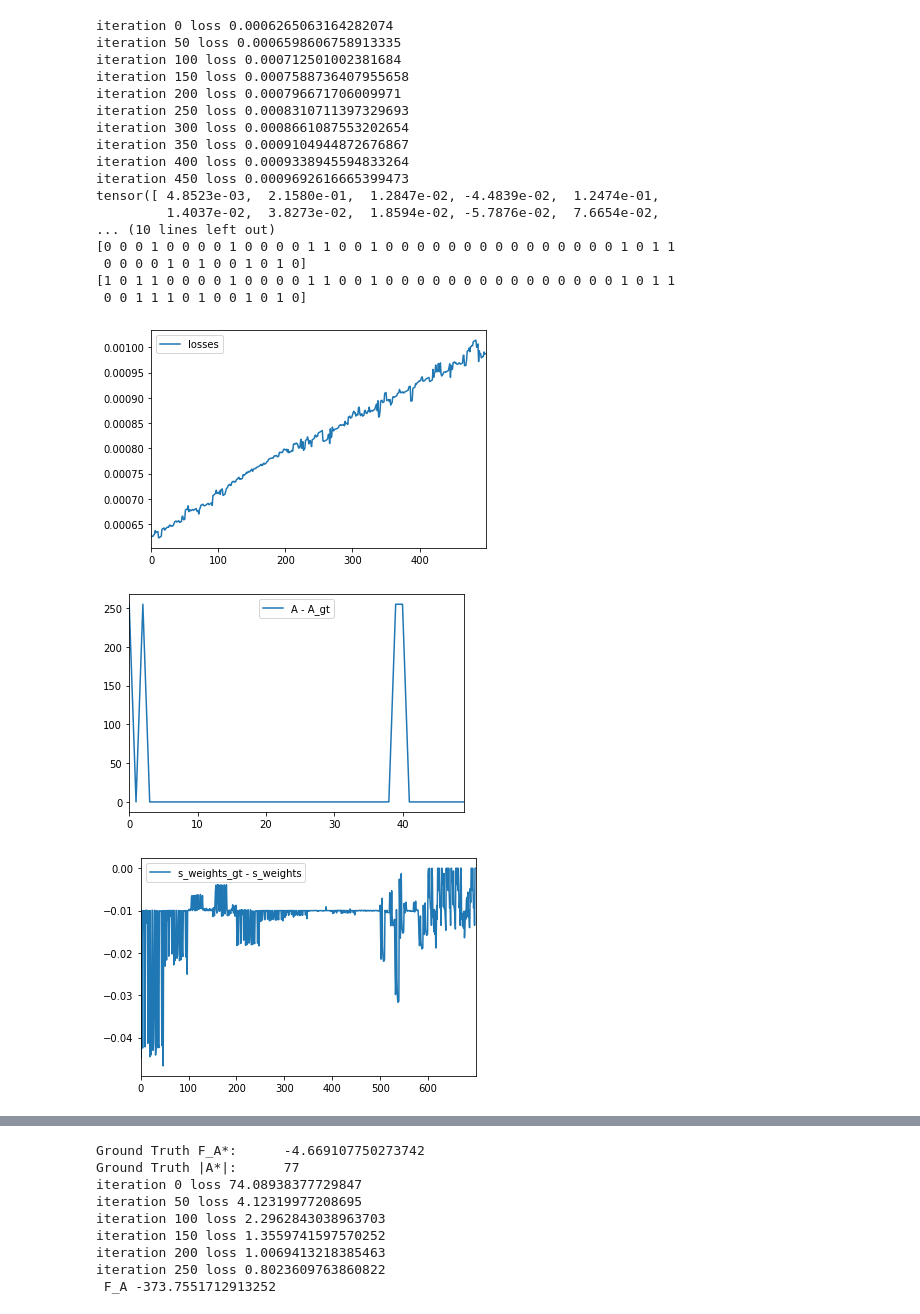
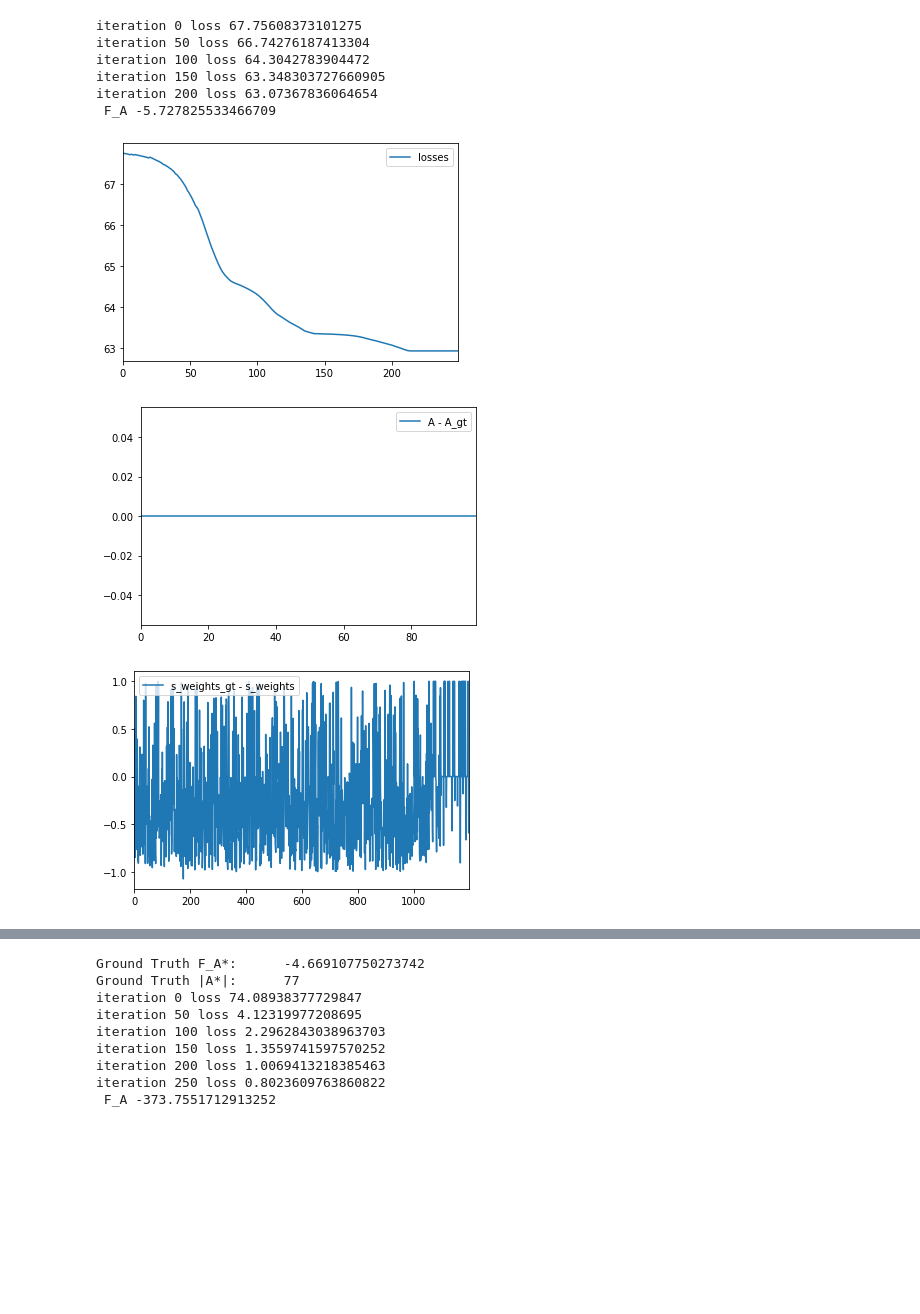
Before and after one commit to tlrmchlsmth/tms_submod, a Jupyter notebook: module/dsf.ipynb, the cells around one changed output, grey strips where cells are left out. Saved outputs shown, nothing was run; the diff lists cells and outputs as text; code cells hidden in the pictures; blank space fills up the shorter version.

```diff
--- a/module/dsf.ipynb
+++ b/module/dsf.ipynb
@@ -41,7 +53,7 @@ analytical:tensor([[ 0.2100,  0.0000],
 
 #First generate a submodular set function that we want to fit
 #For now, generate a submodular set function
-n = 50
+n = 100
 layer_sizes = np.ones(3, dtype=np.int64)
 layer_sizes *= 10
 
@@ -51,12 +63,7 @@ FA_gt, yprime_gt = mnp.mnp_deep_contig_w(n, layer_sizes, sub_weights_gt, mod_wei
 card = np.count_nonzero(yprime_gt <= 0.0)
 print('Ground Truth F_A*:\t' + str(FA_gt))
 print('Ground Truth |A*|:\t' + str(card))
-#A = yprime_gt <= 0.0
-#F_A = mnp.dsf_eval(n, layer_sizes, sub_weights_gt, mod_weights_gt,  A)
-#print('Ground Truth F_A*:\t' + str(F_A))
 
 yprime_gt = torch.tensor(yprime_gt)
 A_gt = (yprime_gt <= 0.0).numpy()
-print(A_gt)
-print(torch.tensor(A_gt, dtype=torch.float64))
 # %% [output]
@@ -74,11 +75,8 @@ tensor([1., 0., 1., 1., 0., 0., 0., 0., 1., 0., 0., 0., 0., 1., 1., 0., 0., 1.,
 #
 
 #Initalize weights/variables
-#s_weights = torch.tensor(np.zeros_like(sub_weights_gt))
-#s_weights.uniform_(0.0, 1.0)
-#s_weights.requires_grad=True
-s_weights = torch.tensor(sub_weights_gt, requires_grad=False)
-s_weights += 0.01 * torch.ones_like(s_weights)
+s_weights = torch.tensor(np.zeros_like(sub_weights_gt))
+s_weights.uniform_(0.0, 1.0)
 s_weights.requires_grad=True
 
 #Pick this one to only train the submodular portion
@@ -100,63 +98,52 @@ iter_num = 0
 # This block can be rerun to continue training.
 #
 
-optimizer = torch.optim.SGD([s_weights, m_weights], lr=1)
-for i in range(500):
+optimizer = torch.optim.SGD([s_weights, m_weights], lr=1e-1)
+for i in range(250):
     optimizer.zero_grad()
 
     yprime = deep_mnp(s_weights, m_weights, n, layer_sizes)
-    #loss = loss_fn(yprime)
-    loss = torch.mean((yprime - yprime_gt)**2)
+    loss = loss_fn(yprime)
+    #loss = torch.mean((yprime - yprime_gt)**2)
 
     loss.backward(retain_graph=True)
     optimizer.step()
-    s_weights.data.clamp_(min=0.0) #TODO: might be messing things up
+    s_weights.data.clamp_(min=0.0)
 
     if iter_num % 50 == 0:
         print('iteration ' + str(iter_num) + ' loss ' + str(loss.item()), end = '\n')
     losses.append(loss.item())
 
     if(iter_num == 0 or loss < best_loss):
         best_loss = loss
         best_s_weights = s_weights
         best_m_weights = m_weights
 
     iter_num += 1
 
-print(yprime)
+#print(yprime)
 A = (yprime <= 0.0).numpy()
 F_A = mnp.dsf_eval(n, layer_sizes, s_weights.detach().numpy(), m_weights.detach().numpy(),  A)
 print(' F_A ' + str (F_A))
 
 df = pd.DataFrame(losses, columns=('losses',))
 df.plot()
-print(A)
-print(A_gt)
+#print(A)
+#print(A_gt)
 df = pd.DataFrame(A-A_gt, columns=('A - A_gt',))
 df.plot()
 df = pd.DataFrame(sub_weights_gt - s_weights.detach().numpy(), columns = ('s_weights_gt - s_weights',))
 df.plot()
 df = pd.DataFrame((yprime_gt - yprime).detach().numpy(), columns = ('yprime_gt - yprime',))
 df.plot()
 plt.show()
 # %% [output]
-iteration 0 loss 0.0006265063164282074
-iteration 50 loss 0.0006598606758913335
-iteration 100 loss 0.000712501002381684
-iteration 150 loss 0.0007588736407955658
-iteration 200 loss 0.000796671706009971
-iteration 250 loss 0.0008310711397329693
-iteration 300 loss 0.0008661087553202654
-iteration 350 loss 0.0009104944872676867
-iteration 400 loss 0.0009338945594833264
-iteration 450 loss 0.0009692616665399473
-tensor([ 4.8523e-03,  2.1580e-01,  1.2847e-02, -4.4839e-02,  1.2474e-01,
-         1.4037e-02,  3.8273e-02,  1.8594e-02, -5.7876e-02,  7.6654e-02,
-... (10 lines left out)
-[0 0 0 1 0 0 0 0 1 0 0 0 0 1 1 0 0 1 0 0 0 0 0 0 0 0 0 0 0 0 0 0 0 1 0 1 1
- 0 0 0 0 1 0 1 0 0 1 0 1 0]
-[1 0 1 1 0 0 0 0 1 0 0 0 0 1 1 0 0 1 0 0 0 0 0 0 0 0 0 0 0 0 0 0 0 1 0 1 1
- 0 0 1 1 1 0 1 0 0 1 0 1 0]
+iteration 0 loss 67.75608373101275
+iteration 50 loss 66.74276187413304
+iteration 100 loss 64.3042783904472
+iteration 150 loss 63.348303727660905
+iteration 200 loss 63.07367836064654
+ F_A -5.727825533466709
-[figure, old version]
+[figure, new version]
-[figure, old version]
+[figure, new version]
-[figure, old version]
+[figure, new version]
```
Also changed, not shown: parts of 3 cells of this notebook, 1 other file.
